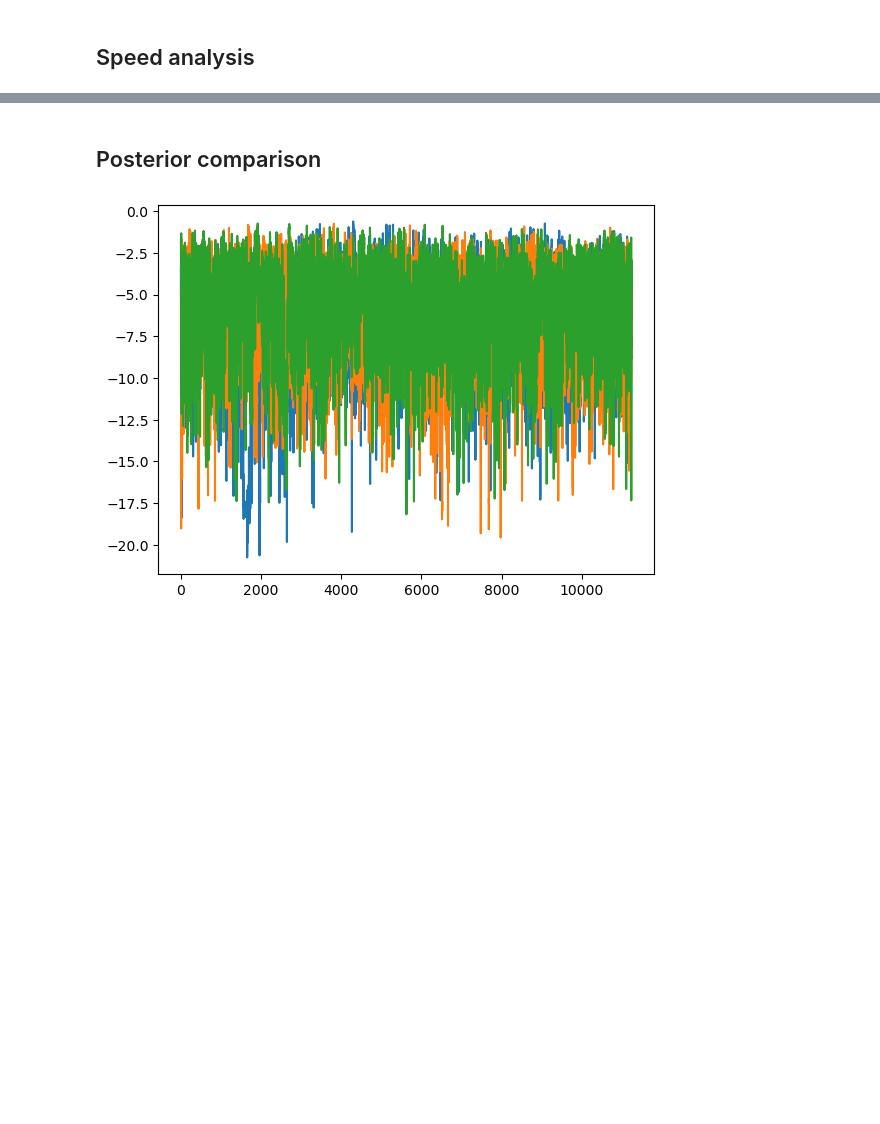
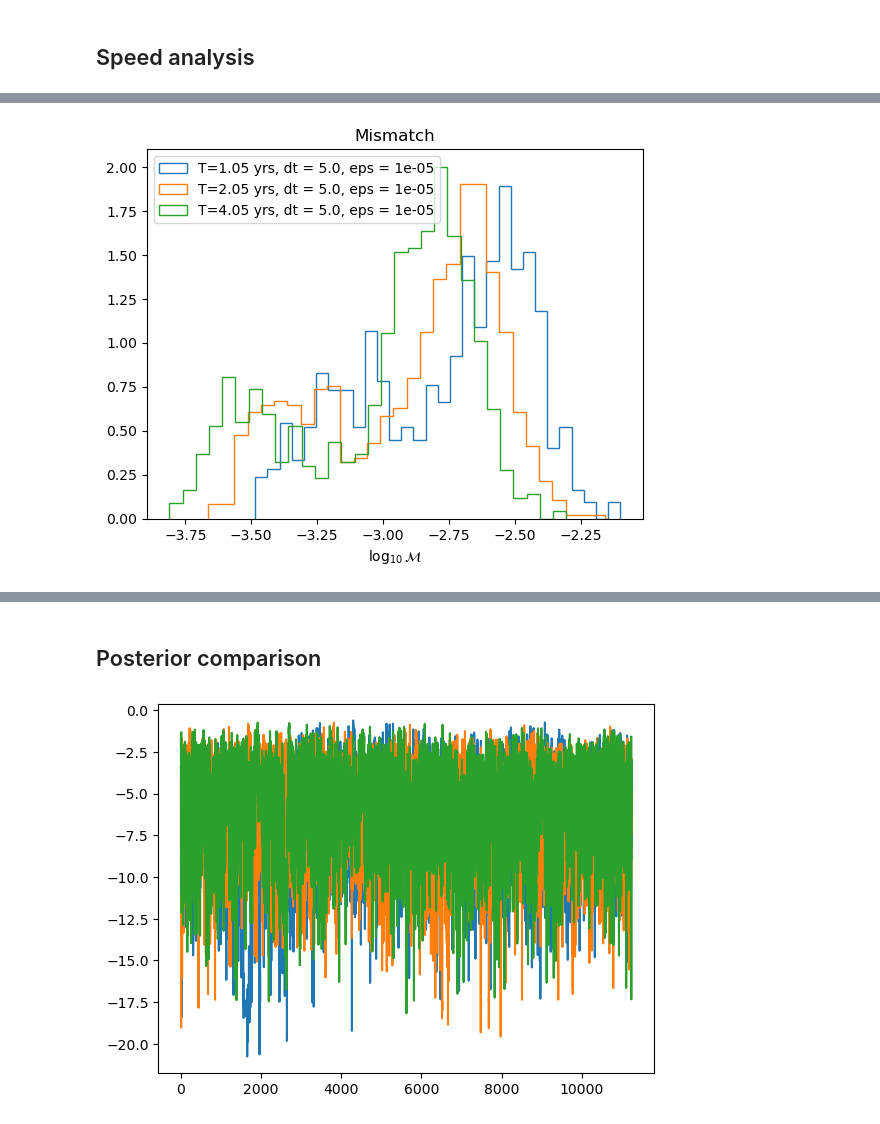
Before and after one commit to lorenzsp/EMRI_FrequencyDomainWaveforms, a Jupyter notebook: single_waveform_analysis.ipynb, the cells around one changed output, grey strips where cells are left out. Saved outputs shown, nothing was run; the diff lists cells and outputs as text; code cells hidden in the pictures; blank space fills up the shorter version.

```diff
--- a/single_waveform_analysis.ipynb
+++ b/single_waveform_analysis.ipynb
@@ -278 +334,10 @@ plt.show()
+# %%
+plt.figure()
+plt.title(f'Mismatch')
+[plt.hist(speed,histtype='step', label=f'T={el[1]} yrs, dt = {el[0]}, eps = {el[2]}',density=True,bins=30) for speed,el in zip(mismatch,dt_T_eps)]
+plt.xlabel('$\log_{10}\mathcal{M}$')
+plt.legend()
+plt.show()
+# %% [output]
+[figure, added]
 # %%
```
Also changed, not shown: parts of 18 cells of this notebook, 2 other files.
